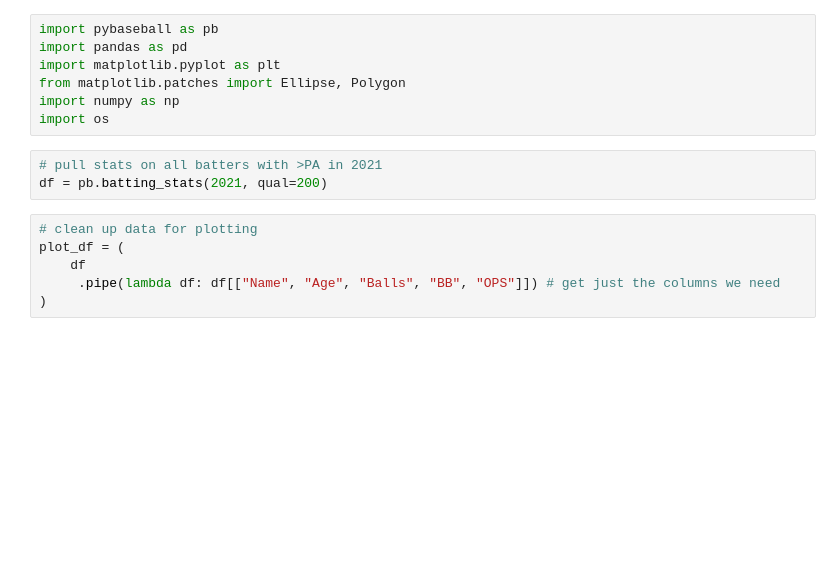
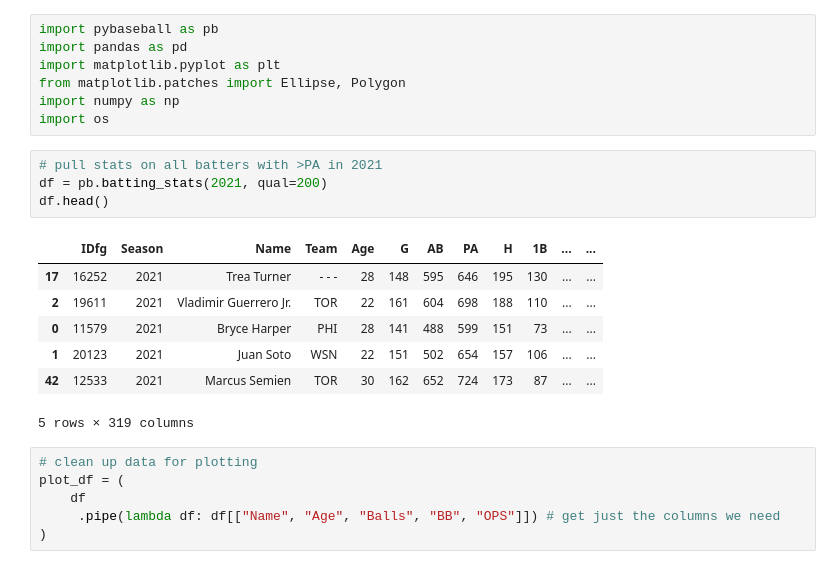
Before and after one commit to charliecoleman97/baseball_analytics, a Jupyter notebook: balls_seen_vs_bb(guide)/balls_seen.ipynb, the cells around one changed output. Cells and saved outputs as stored; diff of their text form; blank space fills up the shorter version.

```diff
--- a/balls_seen_vs_bb(guide)/balls_seen.ipynb
+++ b/balls_seen_vs_bb(guide)/balls_seen.ipynb
@@ -8,6 +8,15 @@ import os
 # %%
 # pull stats on all batters with >PA in 2021
 df = pb.batting_stats(2021, qual=200)
+df.head()
+# %% [output]
+|  | IDfg | Season | Name | Team | Age | G | AB | PA | H | 1B | ... | ... |
+| 17 | 16252 | 2021 | Trea Turner | - - - | 28 | 148 | 595 | 646 | 195 | 130 | ... | ... |
+| 2 | 19611 | 2021 | Vladimir Guerrero Jr. | TOR | 22 | 161 | 604 | 698 | 188 | 110 | ... | ... |
+| 0 | 11579 | 2021 | Bryce Harper | PHI | 28 | 141 | 488 | 599 | 151 | 73 | ... | ... |
+| 1 | 20123 | 2021 | Juan Soto | WSN | 22 | 151 | 502 | 654 | 157 | 106 | ... | ... |
+| 42 | 12533 | 2021 | Marcus Semien | TOR | 30 | 162 | 652 | 724 | 173 | 87 | ... | ... |
+5 rows × 319 columns
 # %%
 # clean up data for plotting
 plot_df = (
```
Also changed, not shown: 4 other files.
